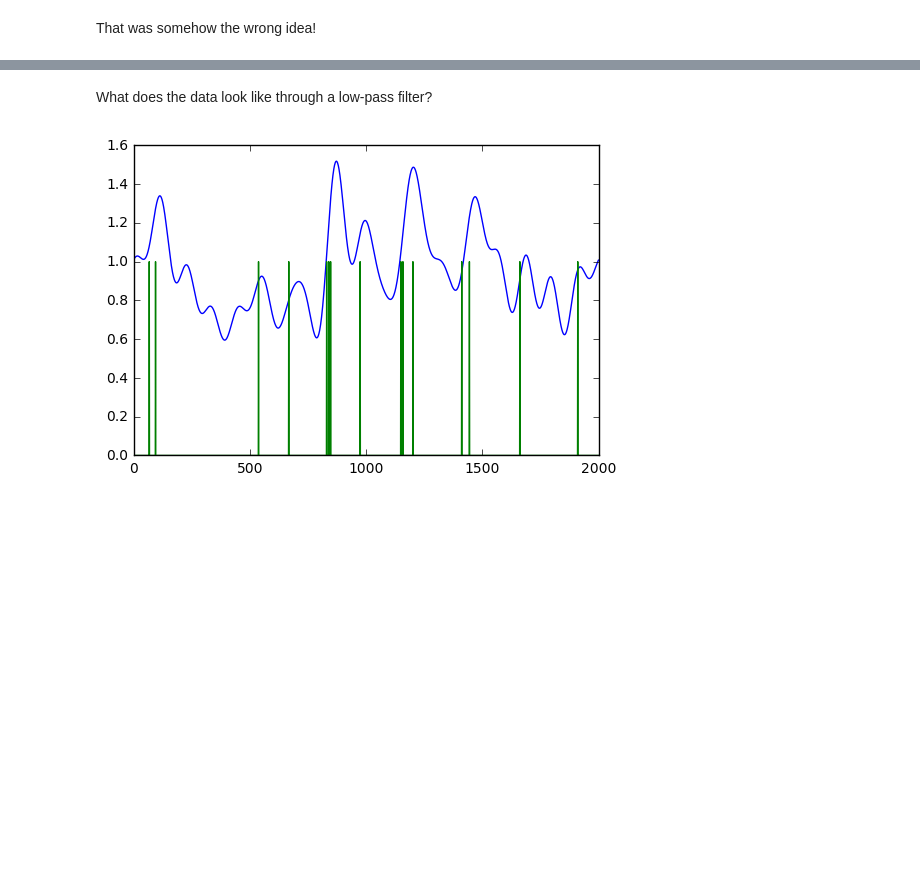
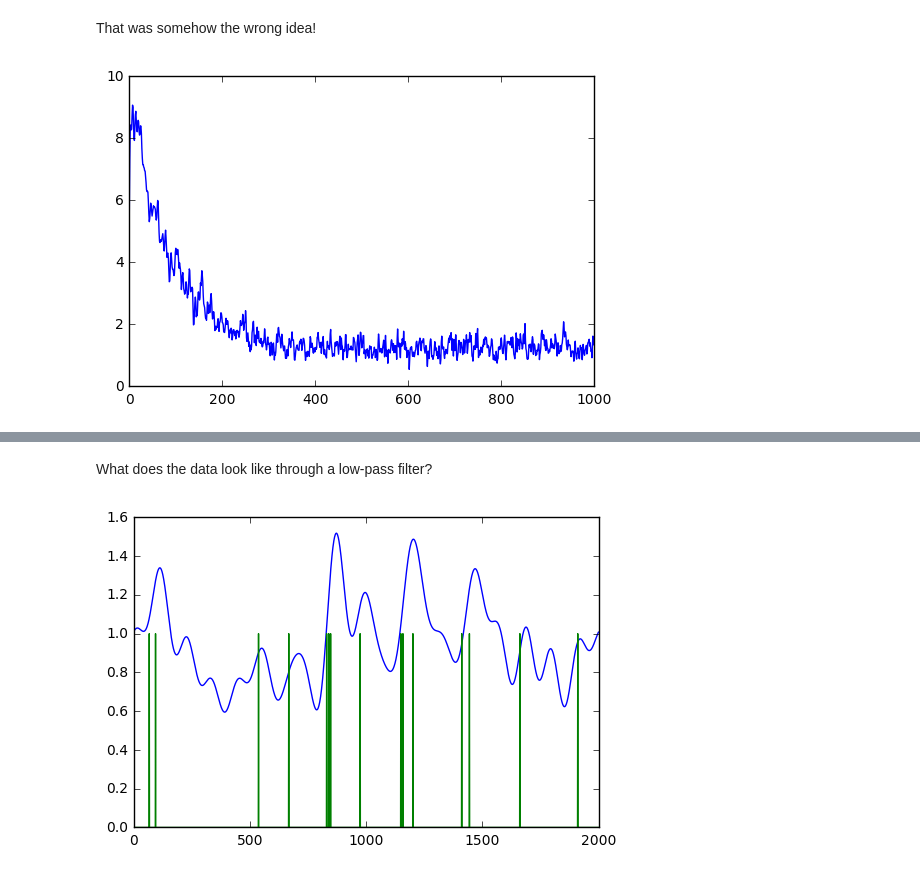
Before and after one commit to batson/spikefinder, a Jupyter notebook: SpikeAnalysis.ipynb, the cells around one changed output, grey strips where cells are left out. Cells and saved outputs as stored; diff of their text form; code cells hidden in the pictures; blank space fills up the shorter version.

```diff
--- a/SpikeAnalysis.ipynb
+++ b/SpikeAnalysis.ipynb
@@ -138,2 +141,15 @@ plt.show()
 # %% [markdown]
 That was somehow the wrong idea!
+# %%
+dataset = '1'
+spikes_train = spikes_trains[dataset]
+calcium_train = calcium_trains[dataset]
+avg_response = np.zeros(1000)
+for run in calcium_train:
+    n = true_len(calcium_train[run])
+    response = np.abs(np.fft.ifft(np.fft.fft(calcium_train[run][0:n])/np.fft.fft(spikes_train[run][0:n])))
+    avg_response += response[0:1000]/max(response)
+plt.plot(avg_response)
+plt.show()
+# %% [output]
+[figure, added]
```
Also changed, not shown: parts of 32 cells of this notebook, 1 other file.
